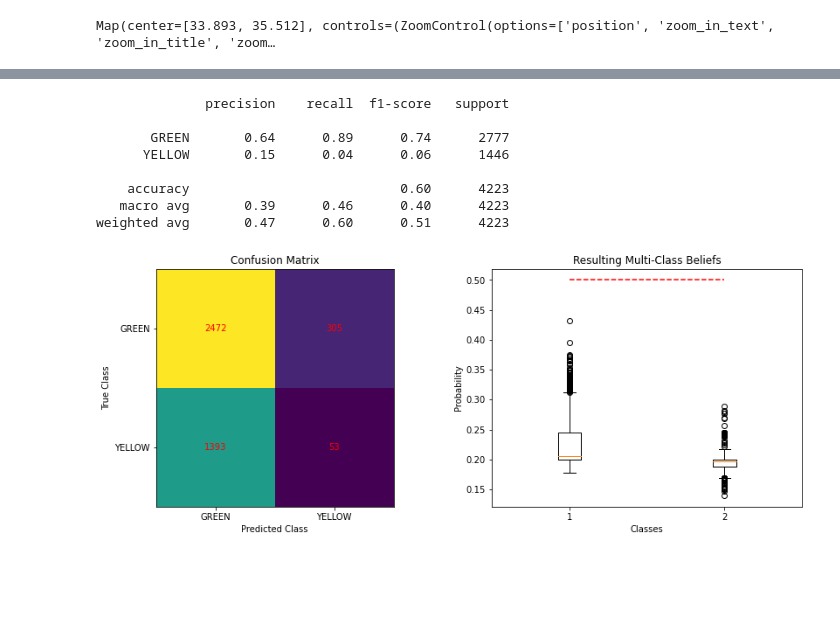
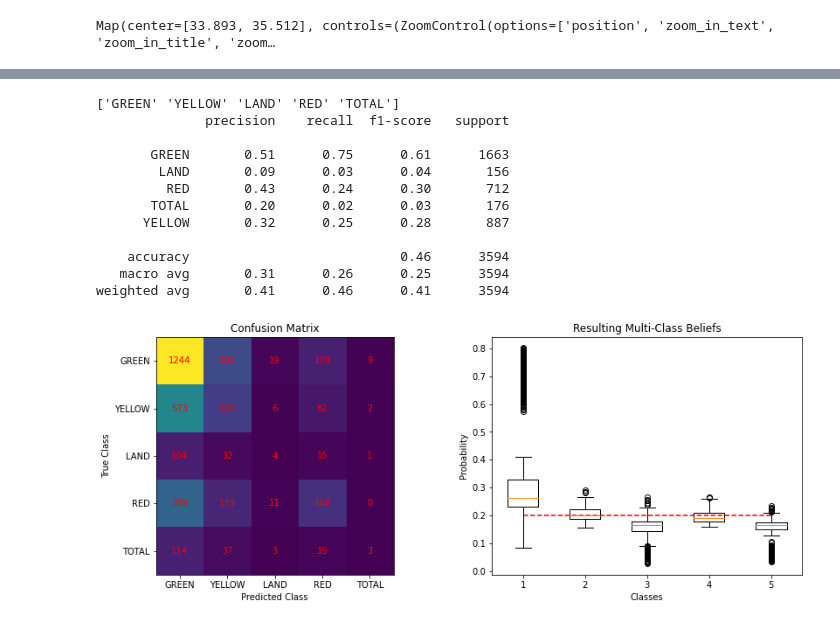
Before and after one commit to luke-scot/damage-assessment, a Jupyter notebook: run_netconf_HR.ipynb, the cells around one changed output, grey strips where cells are left out. Cells and saved outputs as stored; diff of their text form; code cells hidden in the pictures; blank space fills up the shorter version.

```diff
--- a/run_netconf_HR.ipynb
+++ b/run_netconf_HR.ipynb
@@ -15,24 +15,23 @@ import helper_functions as hf
 ## Define variables
 # Label imports
 groundTruth = "./data/beirutDamages.shp" # Damages shapefile
-crs = 'epsg:4326' # Coordinate system to be used
+crs = 'EPSG:4326' # Coordinate system to be used
 cn = 'decision' # Column for classes
 splitString = False # Only use first word in class column
 confidence = [0, 1] # Confidence in a priori labels (other classes, specified class)
 
 # Data imports
-dataTypes = ['ifg',[0,1,2]]
-ifgPreFile = "./data/beirutPrePreExplosionIfg.tif" # SNAP output 1
+dataTypes = ['hr','ifg']
+hrPreFile = "data/highRes/20JUL31_HR_LatLon.tif" # High Res image Pre
+hrPostFile = "data/highRes/20AUG05_HR_LatLon.tif" # High resolution img Post
+crsHr = 'epsg:4326'
 ifgPostFile = "./data/beirutPrePostExplosionIfg.tif" # SNAP output 2
-ifgBoth = False # If false, only uses prePost rather than difference between two
 crsIfg = 'epsg:4326'
-hrPreFile = "data/highRes/20JUL31083035-S2AS-MEDIA-Beirut-JUL31-small.TIF" # High Res image Pre
-hrPostFile = "data/highRes/20AUG05084637-S2AS-MEDIA-Beirut-AUG05-25km.TIF" # High resolution img Post
-crsHr = 'epsg:32636'
 
 # Map filtering of location
 lat, lon, zoom = 33.893, 35.512, 14 # Map properties
 stdTest = False # Use standard area for Beirut testing
+max_nodes = 20000
 
 # Class options
 nClasses = False # Enforce number of classes (False -> # classes in labels)
@@ -42,7 +41,7 @@ pca, pcaComps, meanCluster = False, 2, True # Clustering properties if used
 
 # Edge creation
 adjacent, geoNeighbours = False, 4 # geographical edges, n neighbours
-phase, neighbours = True, [3] # Data value edges, n neighbours for each data type
+phase, neighbours = True, [3,3] # Data value edges, n neighbours for each data type
 # %%
 ## Import Labels and combine
 labels = ip.shape_to_gdf(groundTruth, splitString, cn, crs=crs)
@@ -73,6 +137,6 @@ data = hrGdf.copy()
 # %%
 # Assign Label classes to data
-defClasses, labelsUsed, dataUsed = len(labels[cn].unique()), labels.copy(), data.copy() # Default classes from labels
+defClasses, labelsUsed, dataUsed = len(labels[cn].unique()), labels.to_crs(crs).copy(), data.copy() # Default classes from labels
 usedNames = labels[cn].unique() if nClasses==defClasses or nClasses is False else classNames
 initial = hf.init_beliefs(dataUsed, classes=nClasses, columns=usedNames, crs=crs) # Initial class value for each data pixel
 
@@ -97,18 +161,20 @@ elif nClasses < defClasses: # Perform class grouping
     # Assign labels for each pixel after clustering
     labelsUsed[cn] = hf.group_classes(labelsUsed[cn], classesUsed)
 # %%
+import random
 # Split train/test set for located nodes
-X_train, X_test, y_train, y_test = hf.train_test_split(labelsUsed, cn, hf.get_polygon(testPoly))
+X_train, X_test, y_train, y_test = hf.train_test_split(labelsUsed, cn, hf.get_polygon(testPoly, conv=True))
+# Create nodes
+samples = initial.copy().iloc[random.sample(range(0, initial.shape[0]), max_nodes)].reset_index(drop=True) if len(initial) > max_nodes else intial.copy()
 
-# Create nodes
-nodes = hf.create_nodes(initial, X_train)
+nodes = hf.create_nodes(samples, X_train)
+#nodesamples = nodes.copy().iloc[random.sample(range(0, nodes.shape[0]), max_nodes)] if len(nodes) > max_nodes else nodes.copy()
 
 # Assign prior beliefs from assessments
 priors = hf.prior_beliefs(nodes, beliefColumns = initial.columns[-nClasses:], classNames=classNames, column = cn)
 
 # Create edges
-#values=dataTypes if phase else False
-edges = hf.create_edges(nodes, adjacent=adjacent, geo_neighbors=geoNeighbours, values=[dataTypes[1]] , neighbours=neighbours)
+edges = hf.create_edges(nodes, adjacent=adjacent, geo_neighbors=geoNeighbours, values=typesUsed , neighbours=neighbours)
 # %%
 # Run belief propagation
 beliefs, _ = nc.netconf(edges,priors,verbose=True,limit=1e-3)
@@ -136,29 +199,34 @@ Time elapsed: 49.745981216430664 seconds
 # %%
 # Evaluation Metrics
 # Get y_true vs y_pred for test set
-y_true, y_pred = hf.get_labels(initial, X_test, beliefs, column=cn)
+y_true, y_pred = hf.get_labels(samples, X_test, beliefs, column=cn)
 
 # Classification metrics
 yp_clf, classes = hf.class_metrics(y_true, y_pred, classes=usedNames, orig=classNames)
 
 fig, axs = pl.create_subplots(1,2, figsize=[14,5])
+
 # Confusion matrix
 axs = pl.confusion_matrix(axs, y_true, yp_clf, classes)
 
 # Cross entropy / Confidence metrics
 if nClasses == 2: axs = pl.cross_entropy_metrics(axs, y_true, y_pred[:,1].reshape(-1,1), classes)
 else: axs[1] = pl.cross_entropy_multiclass(axs[1], y_true, y_pred)
 
 pl.show_plot()
 # %% [output]
+['GREEN' 'YELLOW' 'LAND' 'RED' 'TOTAL']
               precision    recall  f1-score   support
 
-       GREEN       0.64      0.89      0.74      2777
-      YELLOW       0.15      0.04      0.06      1446
+       GREEN       0.51      0.75      0.61      1663
+        LAND       0.09      0.03      0.04       156
+         RED       0.43      0.24      0.30       712
+       TOTAL       0.20      0.02      0.03       176
+      YELLOW       0.32      0.25      0.28       887
 
-    accuracy                           0.60      4223
-   macro avg       0.39      0.46      0.40      4223
-weighted avg       0.47      0.60      0.51      4223
+    accuracy                           0.46      3594
+   macro avg       0.31      0.26      0.25      3594
+weighted avg       0.41      0.46      0.41      3594
-[figure, old version]
+[figure, new version]
 # %%
 # Save figure
```
Also changed, not shown: parts of 6 cells of this notebook, 5 other files.
